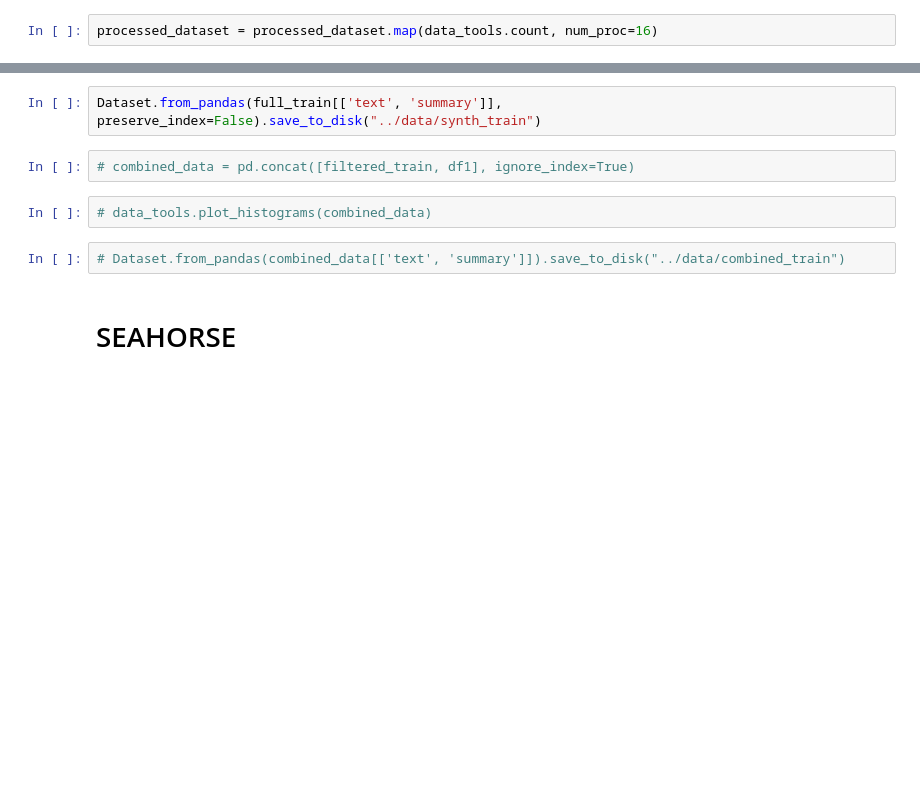
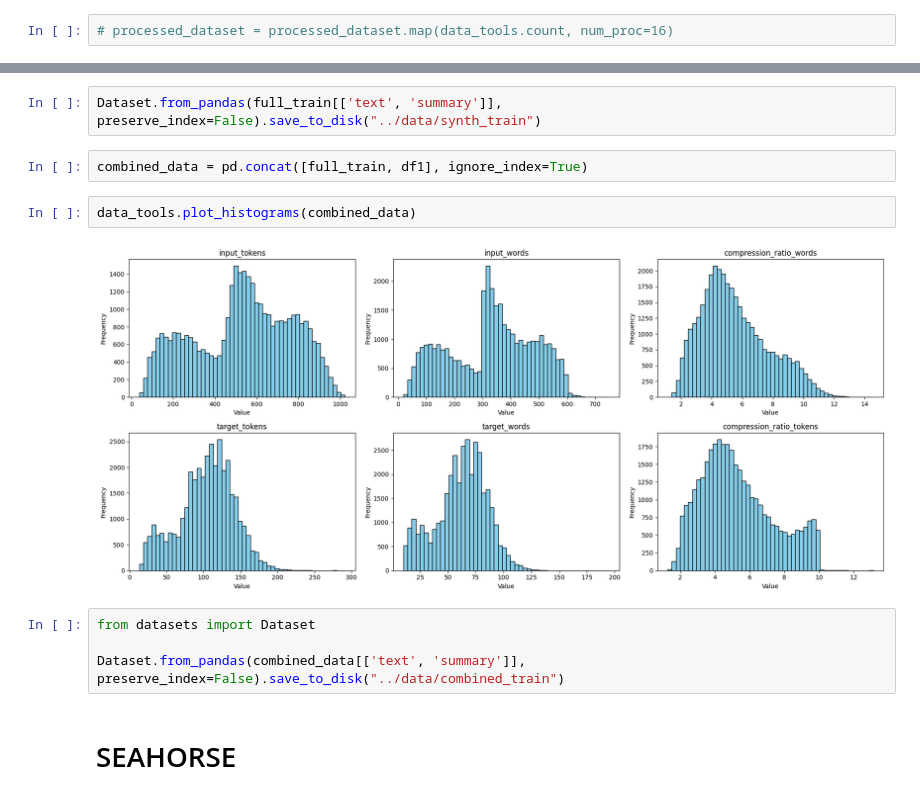
Before and after one commit to xendalm/vyzhimka, a Jupyter notebook: notebooks/datasets.ipynb, the cells around one changed output, grey strips where cells are left out. Cells and saved outputs as stored; diff of their text form; blank space fills up the shorter version.

```diff
--- a/notebooks/datasets.ipynb
+++ b/notebooks/datasets.ipynb
@@ -465,7 +507,7 @@ Dataset({
 # processed_dataset = processed_dataset.add_column("score", all_scores_flat)
 # processed_dataset.save_to_disk('../data/synthetic_data_scored')
 # %%
-processed_dataset = processed_dataset.map(data_tools.count, num_proc=16)
+# processed_dataset = processed_dataset.map(data_tools.count, num_proc=16)
 # %%
 import re
 
@@ -605,11 +659,15 @@ sns.jointplot(
 # %%
 Dataset.from_pandas(full_train[['text', 'summary']], preserve_index=False).save_to_disk("../data/synth_train")
 # %%
-# combined_data = pd.concat([filtered_train, df1], ignore_index=True)
+combined_data = pd.concat([full_train, df1], ignore_index=True)
 # %%
-# data_tools.plot_histograms(combined_data)
+data_tools.plot_histograms(combined_data)
+# %% [output]
+[figure, added]
 # %%
-# Dataset.from_pandas(combined_data[['text', 'summary']]).save_to_disk("../data/combined_train")
+from datasets import Dataset
+
+Dataset.from_pandas(combined_data[['text', 'summary']], preserve_index=False).save_to_disk("../data/combined_train")
 # %% [markdown]
 # SEAHORSE
 # %%
```
Also changed, not shown: parts of 21 cells of this notebook, 5 other files.
